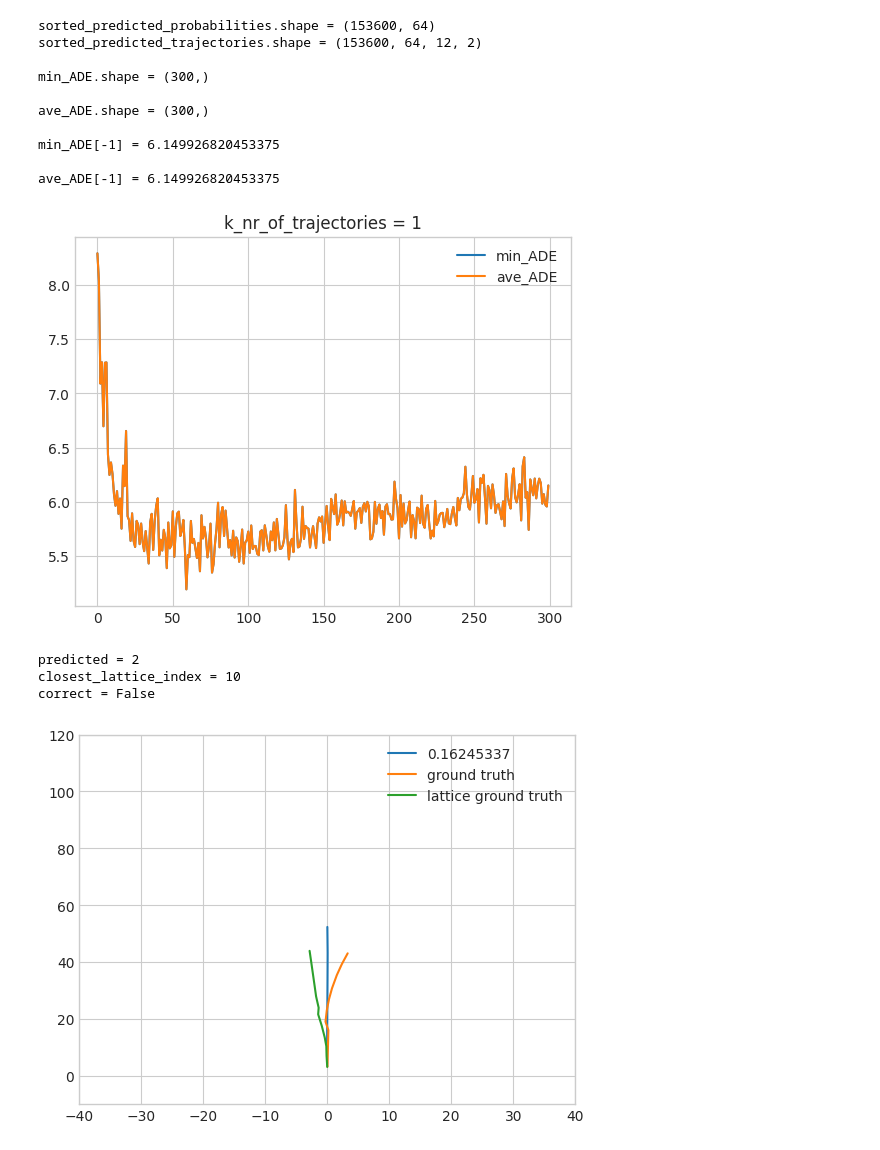
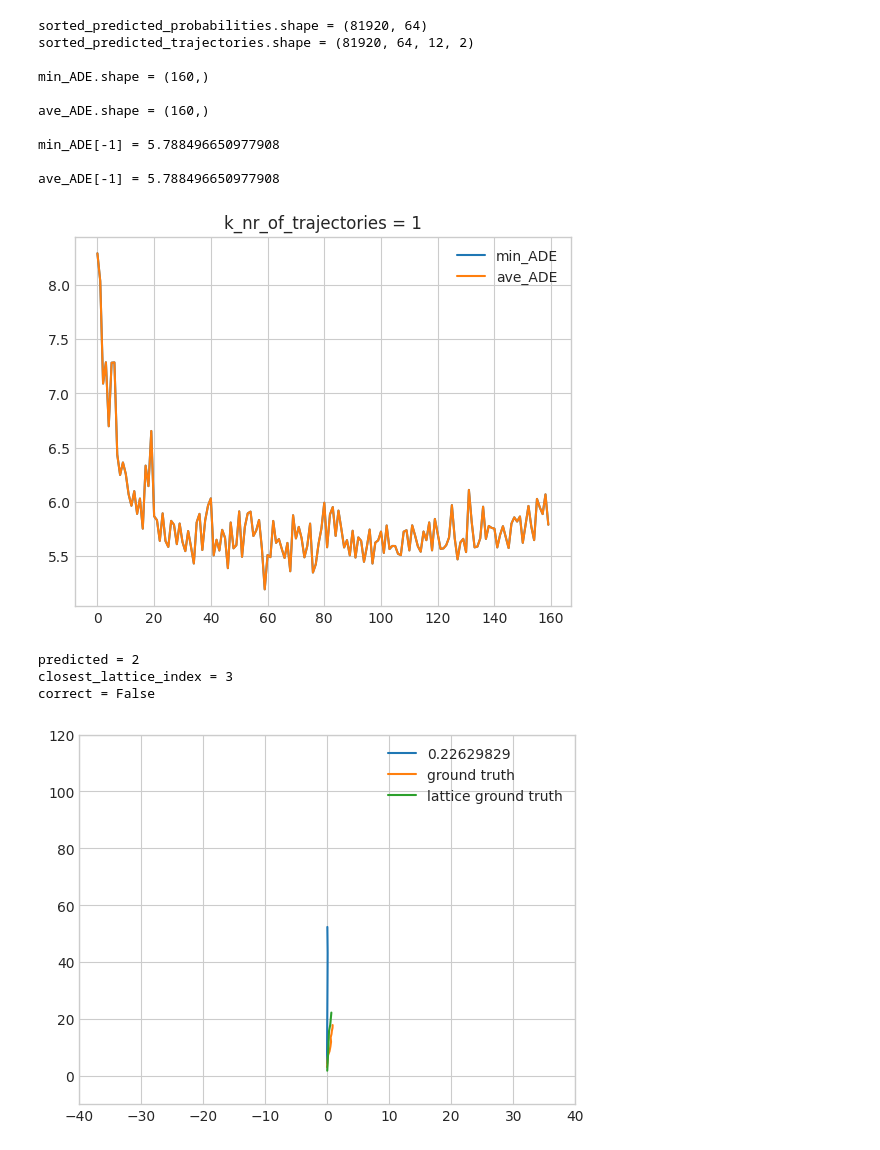
Before and after one commit to dolander1/nuscenes_dolander1, a Jupyter notebook: python-sdk/tutorials/DanielNotebook.ipynb, the cells around one changed output. Cells and saved outputs as stored; diff of their text form; code cells hidden in the pictures.

```diff
--- a/python-sdk/tutorials/DanielNotebook.ipynb
+++ b/python-sdk/tutorials/DanielNotebook.ipynb
@@ -199,7 +225,7 @@ ave_ADE_list[0][-1] = 7.680641916918514
 
 k_nr_of_trajectories = 1
 
-sorted_predicted_probabilities, sorted_predicted_trajectories = get_sorted_most_likely_trajectories(logits_loaded_list[file_number], lattice)
+sorted_predicted_probabilities, sorted_predicted_trajectories = get_sorted_most_likely_trajectories(logits_loaded_list[file_number], lattice_list[file_number])
 min_ADE, ave_ADE = get_ADE_for_k_trajectories(sorted_predicted_trajectories, ground_truth_loaded_list[file_number], k_nr_of_trajectories, train_boolean)
 
 print(f"sorted_predicted_probabilities.shape = {sorted_predicted_probabilities.shape}")
@@ -215,56 +241,52 @@ plt.plot(ave_ADE, label="ave_ADE")
 plt.legend();
 plt.title(f"k_nr_of_trajectories = {k_nr_of_trajectories}");
 # %% [output]
-sorted_predicted_probabilities.shape = (153600, 64)
-sorted_predicted_trajectories.shape = (153600, 64, 12, 2)
+sorted_predicted_probabilities.shape = (81920, 64)
+sorted_predicted_trajectories.shape = (81920, 64, 12, 2)
 
-min_ADE.shape = (300,)
+min_ADE.shape = (160,)
 
-ave_ADE.shape = (300,)
+ave_ADE.shape = (160,)
 
-min_ADE[-1] = 6.149926820453375
+min_ADE[-1] = 5.788496650977908
 
-ave_ADE[-1] = 6.149926820453375
+ave_ADE[-1] = 5.788496650977908
-[figure, old version]
+[figure, new version]
 # %%
 ## Plot prediction vs ground truth
-epoch = 40
-index = 4
+epoch = 50
+index = 9
 if train_boolean == 'yes':
     test_index = epoch*2048 + index
 else:
     test_index = epoch*512 + index
 
 nrOfTopTrajectories = 1
 ground_truth_trajectory = ground_truth_loaded_list[file_number][test_index]
 probabilities = probabilities_list[file_number][test_index]
-# print(f"ground_truth_trajectory.shape = {ground_truth_trajectory.shape}")
-closest_lattice_index = mean_pointwise_l2_distance(torch.Tensor(lattice), torch.Tensor(ground_truth_trajectory))
+closest_lattice_index = mean_pointwise_l2_distance(torch.Tensor(lattice_list[file_number]), torch.Tensor(ground_truth_trajectory))
 topProbabilitiesIndices = np.argsort(probabilities)[::-1][0:nrOfTopTrajectories]
 topProbabilities = [probabilities[index] for index in topProbabilitiesIndices]
-# print(f"topProbabilitiesIndices = {topProbabilitiesIndices}")
-# print(f"topProbabilities = {topProbabilities}")
 
 # Lattice ground truth
 predicted = topProbabilitiesIndices[0]
 print(f"predicted = {predicted}")
 print(f"closest_lattice_index = {closest_lattice_index}")
 correct = (predicted == closest_lattice_index)
 print(f"correct = {correct}")
 
 # Plot predictions
-[plt.plot(lattice[mode,:,0],lattice[mode,:,1], label=topProbabilities[i]) for i, mode in enumerate(topProbabilitiesIndices)]
+[plt.plot(lattice_list[file_number][mode,:,0],lattice_list[file_number][mode,:,1], label=topProbabilities[i]) for i, mode in enumerate(topProbabilitiesIndices)]
 # Plot ground truth
 plt.plot(ground_truth_trajectory[:,0], ground_truth_trajectory[:,1], label="ground truth")
 # Plot lattice ground truth
-plt.plot(lattice[closest_lattice_index,:,0],lattice[closest_lattice_index,:,1], label="lattice ground truth")
-
+plt.plot(lattice_list[file_number][closest_lattice_index,:,0],lattice_list[file_number][closest_lattice_index,:,1], label="lattice ground truth")
 plt.ylim([-10,120]); plt.xlim([-40,40]); plt.legend(); plt.show()
 # %% [output]
 predicted = 2
-closest_lattice_index = 10
+closest_lattice_index = 3
 correct = False
-[figure, old version]
+[figure, new version]
 # %%
 ## Plot loss and accuracy
 
```
Also changed, not shown: parts of 4 cells of this notebook.
